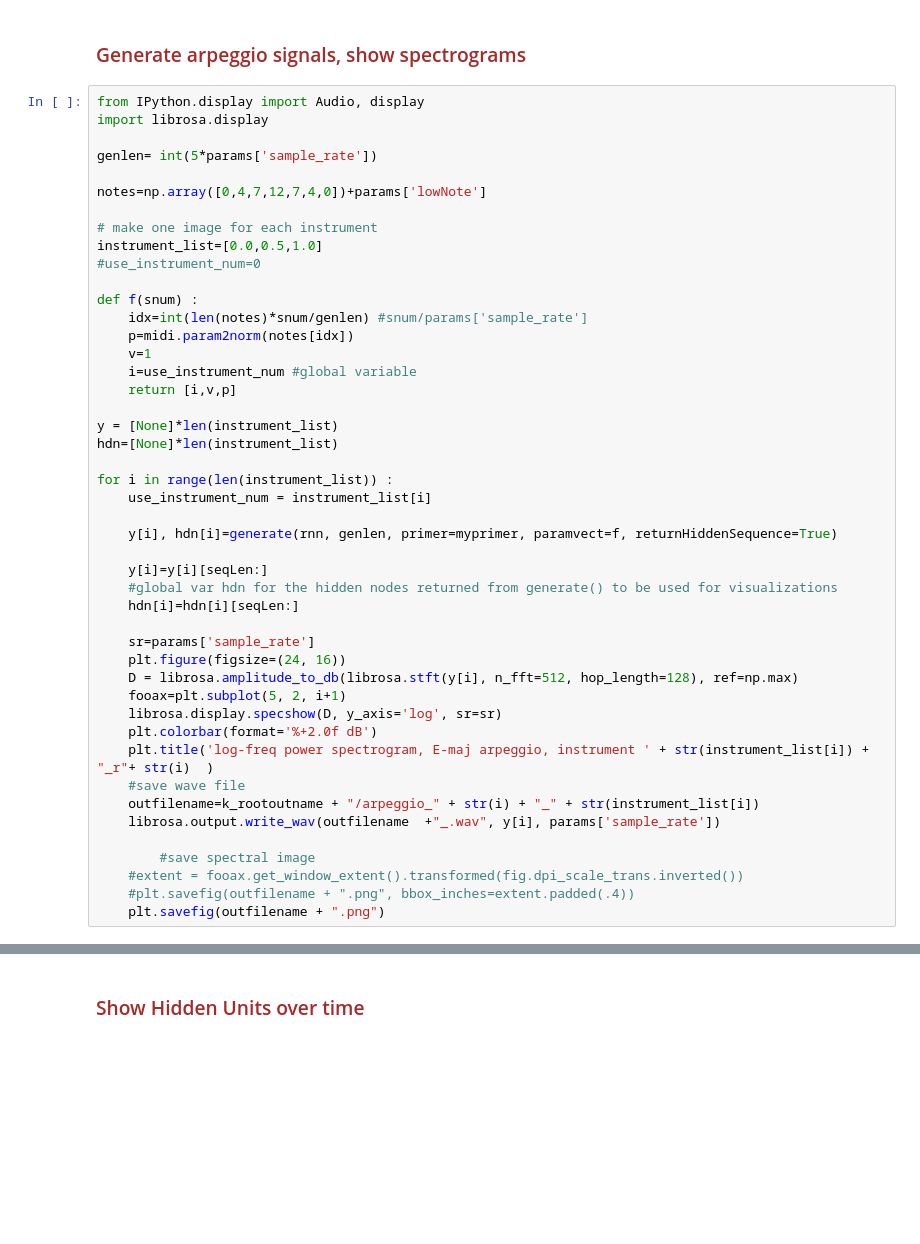
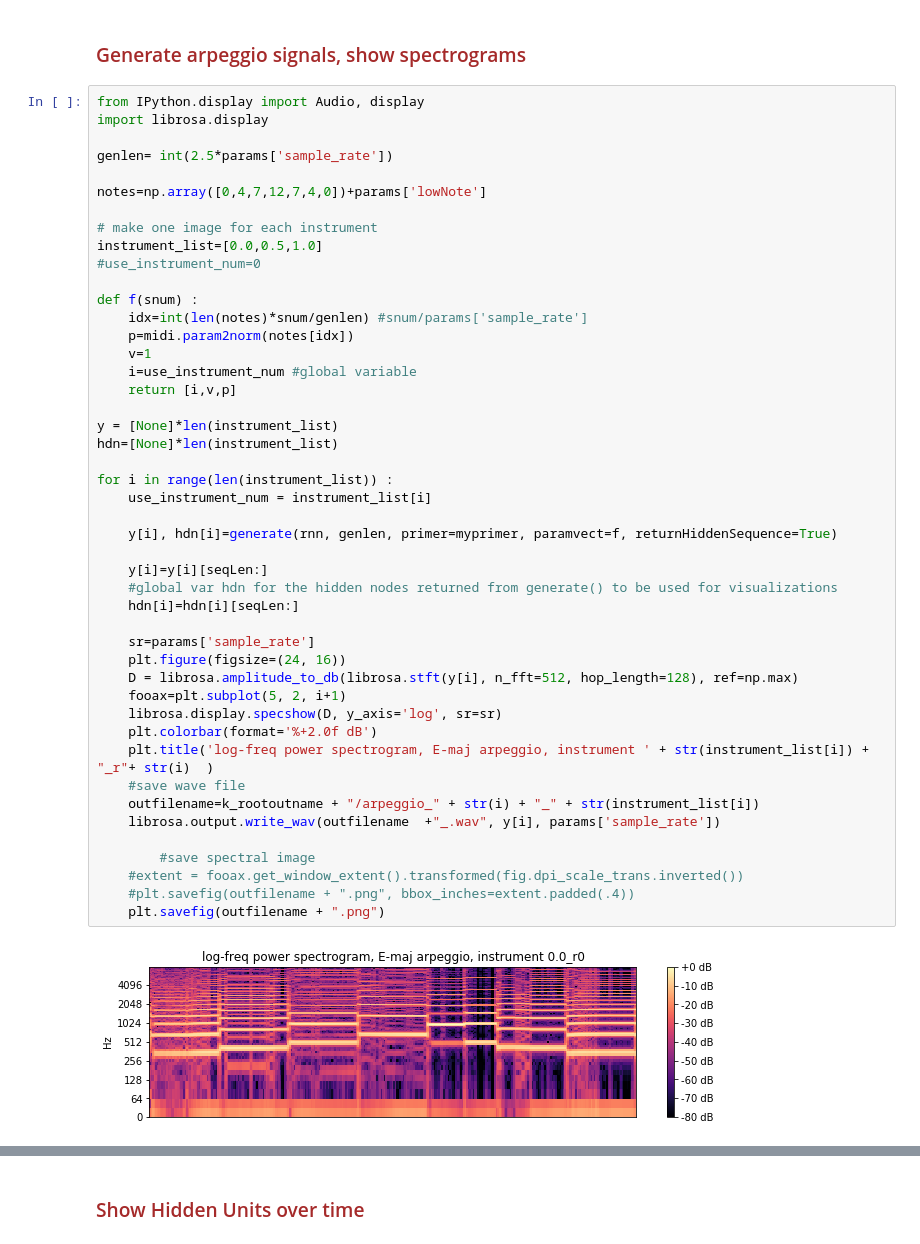
Before and after one commit to lonce/ExplorePRNN, a Jupyter notebook: exploreArpeggioPitch.ipynb, the cells around one changed output, grey strips where cells are left out. Saved outputs shown, nothing was run; the diff lists cells and outputs as text; blank space fills up the shorter version.

```diff
--- a/exploreArpeggioPitch.ipynb
+++ b/exploreArpeggioPitch.ipynb
@@ -36,7 +58,7 @@ myprimer=torch.tensor(myp, dtype=torch.float)
 from IPython.display import Audio, display
 import librosa.display
 
-genlen= int(5*params['sample_rate'])
+genlen= int(2.5*params['sample_rate'])
 
 notes=np.array([0,4,7,12,7,4,0])+params['lowNote']
 
@@ -51,30 +73,32 @@ def f(snum) :
     i=use_instrument_num #global variable
     return [i,v,p]
 
 y = [None]*len(instrument_list)
 hdn=[None]*len(instrument_list)
 
 for i in range(len(instrument_list)) :
     use_instrument_num = instrument_list[i]
 
     y[i], hdn[i]=generate(rnn, genlen, primer=myprimer, paramvect=f, returnHiddenSequence=True)
 
     y[i]=y[i][seqLen:]
     #global var hdn for the hidden nodes returned from generate() to be used for visualizations
     hdn[i]=hdn[i][seqLen:]
 
     sr=params['sample_rate']
     plt.figure(figsize=(24, 16))
     D = librosa.amplitude_to_db(librosa.stft(y[i], n_fft=512, hop_length=128), ref=np.max)
     fooax=plt.subplot(5, 2, i+1)
     librosa.display.specshow(D, y_axis='log', sr=sr)
     plt.colorbar(format='%+2.0f dB')
     plt.title('log-freq power spectrogram, E-maj arpeggio, instrument ' + str(instrument_list[i]) + "_r"+ str(i)  )
     #save wave file
     outfilename=k_rootoutname + "/arpeggio_" + str(i) + "_" + str(instrument_list[i])
     librosa.output.write_wav(outfilename  +"_.wav", y[i], params['sample_rate'])
 
         #save spectral image
     #extent = fooax.get_window_extent().transformed(fig.dpi_scale_trans.inverted())
     #plt.savefig(outfilename + ".png", bbox_inches=extent.padded(.4))
     plt.savefig(outfilename + ".png")
+# %% [output]
+[figure, added]
```
Also changed, not shown: parts of 6 cells of this notebook, 10 other files.
